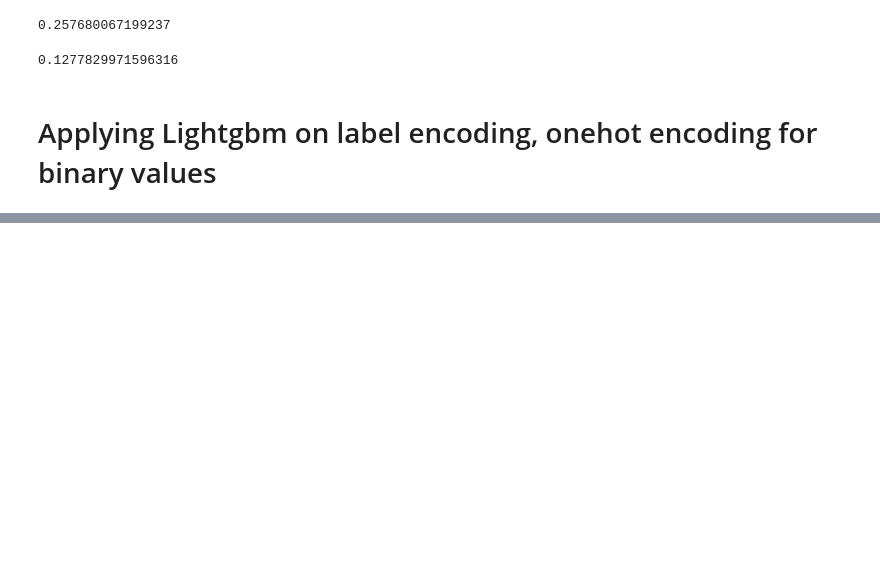
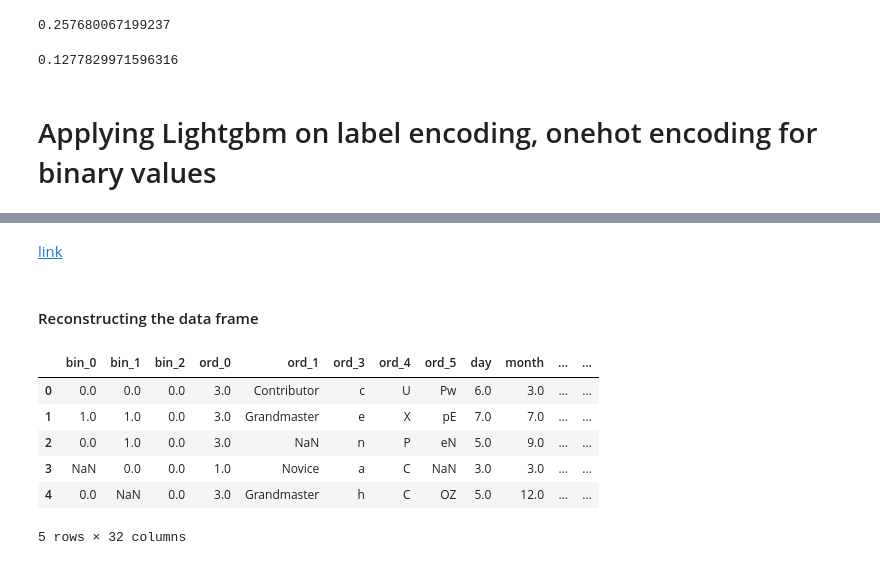
Before and after one commit to ErfanEbrahimiBazaz/encoding_categorical_variables, a Jupyter notebook: Applying different encoders.ipynb, the cells around one changed output, grey strips where cells are left out. Saved outputs shown, nothing was run; the diff lists cells and outputs as text; code cells hidden in the pictures; blank space fills up the shorter version.

```diff
--- a/Applying different encoders.ipynb
+++ b/Applying different encoders.ipynb
@@ -751,0 +892,9 @@ metrics.mean_tweedie_deviance(y_test, pred)
+# %%
+onehot_enc = OneHotEncoder(handle_unknown='ignore', sparse=False)
+onehot_enc_df = pd.DataFrame(onehot_enc.fit_transform(df_onehot[onehot_cols]),
+                             columns=['bin_3_F', 'bin_3_M', 'bin_4_N', 'bin_4_Y',
+                                     'nom_0_Red', 'nom_0_Blue', 'nom_0_Green',
+                                     'ord_2_Hot', 'ord_2_Warm', 'ord_2_Freezing',
+                                      'ord_2_Lava_Hot', 'ord_2_Cold', 'ord_2_Boiling_Hot'])
+onehot_enc_df.index = df_onehot.index
+onehot_enc_df.head()
@@ -751,0 +908,2 @@ metrics.mean_tweedie_deviance(y_test, pred)
+# %% [markdown]
+[link](https://stackoverflow.com/questions/58101126/using-scikit-learn-onehotencoder-with-a-pandas-dataframe)
@@ -751,0 +918,14 @@ metrics.mean_tweedie_deviance(y_test, pred)
+# %% [markdown]
+#### Reconstructing the data frame
+# %%
+df_imputed = df_onehot.drop(['bin_3', 'bin_4', 'nom_0', 'ord_2'], axis=1)
+df_onhot_endoded = pd.concat([df_imputed, onehot_enc_df], axis=1)
+df_onhot_endoded.head()
+# %% [output]
+|  | bin_0 | bin_1 | bin_2 | ord_0 | ord_1 | ord_3 | ord_4 | ord_5 | day | month | ... | ... |
+| 0 | 0.0 | 0.0 | 0.0 | 3.0 | Contributor | c | U | Pw | 6.0 | 3.0 | ... | ... |
+| 1 | 1.0 | 1.0 | 0.0 | 3.0 | Grandmaster | e | X | pE | 7.0 | 7.0 | ... | ... |
+| 2 | 0.0 | 1.0 | 0.0 | 3.0 | NaN | n | P | eN | 5.0 | 9.0 | ... | ... |
+| 3 | NaN | 0.0 | 0.0 | 1.0 | Novice | a | C | NaN | 3.0 | 3.0 | ... | ... |
+| 4 | 0.0 | NaN | 0.0 | 3.0 | Grandmaster | h | C | OZ | 5.0 | 12.0 | ... | ... |
+5 rows × 32 columns
```
Also changed, not shown: parts of 28 cells of this notebook.
